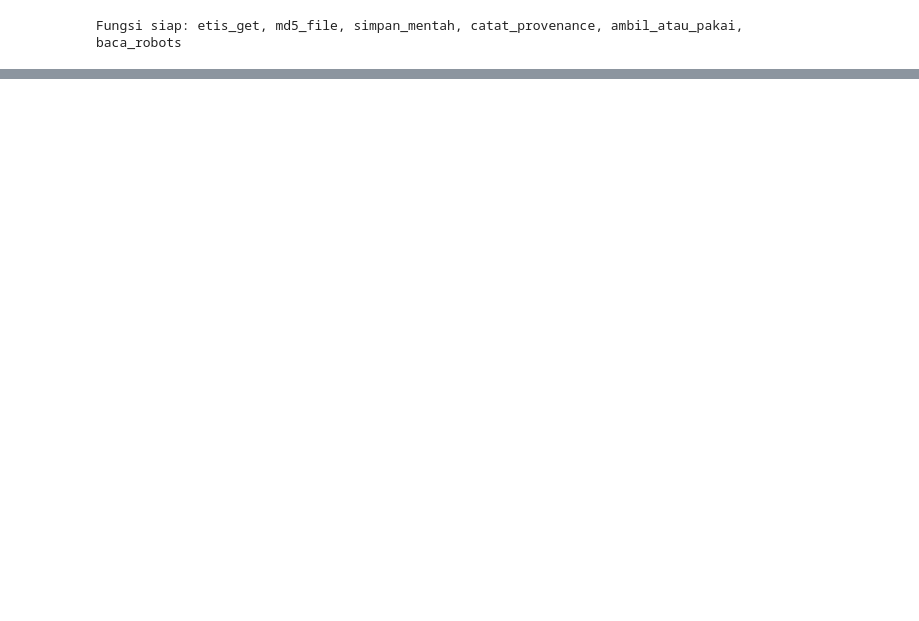
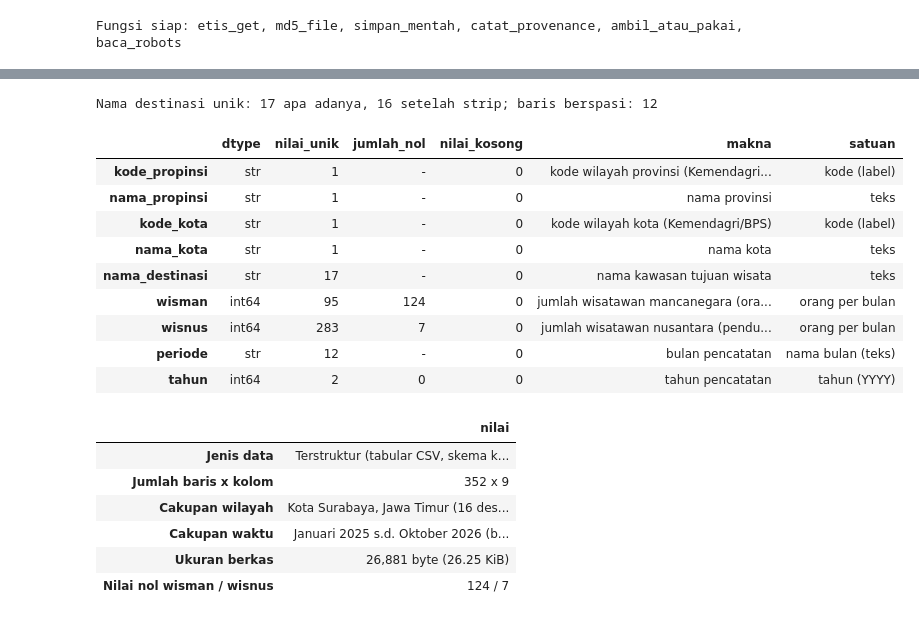
Before and after one commit to heyitsraditya/uts-dam-pariwisata-surabaya, a Jupyter notebook: uts_dam.ipynb, the cells around one changed output, grey strips where cells are left out. Saved outputs shown, nothing was run; the diff lists cells and outputs as text; code cells hidden in the pictures; blank space fills up the shorter version.

```diff
--- a/uts_dam.ipynb
+++ b/uts_dam.ipynb
@@ -1537,0 +330,79 @@ pd.DataFrame({"berkas": [str(p.relative_to(BASE_DIR)) for p in keluaran],
+# %%
+# ===== SOAL 1.3: identifikasi data =====
+URUTAN_BULAN = ["Januari", "Februari", "Maret", "April", "Mei", "Juni", "Juli",
+                "Agustus", "September", "Oktober", "November", "Desember"]
+no_bulan = {nama: i + 1 for i, nama in enumerate(URUTAN_BULAN)}
+
+# Nama destinasi ada yang berspasi di ujung: dibersihkan HANYA pada salinan, data mentah dibiarkan
+nama_asli = df_kunjungan_raw["nama_destinasi"]
+ada_spasi = nama_asli != nama_asli.str.strip()
+df_kunjungan_bersih = df_kunjungan_raw.copy()
+df_kunjungan_bersih["nama_destinasi"] = nama_asli.str.strip()
+JUMLAH_DESTINASI, BARIS_DISTRIP = df_kunjungan_bersih["nama_destinasi"].nunique(), int(ada_spasi.sum())
+print(f"Nama destinasi unik: {nama_asli.nunique()} apa adanya, {JUMLAH_DESTINASI} setelah strip; baris berspasi: {BARIS_DISTRIP}")
+
+# Makna dan satuan kolom (parafrase definisi di halaman data.go.id) + tipe, nilai unik, nol, kosong
+makna = {
+    "kode_propinsi": ("kode wilayah provinsi (Kemendagri/BPS)", "kode (label)"),
+    "nama_propinsi": ("nama provinsi", "teks"),
+    "kode_kota": ("kode wilayah kota (Kemendagri/BPS)", "kode (label)"),
+    "nama_kota": ("nama kota", "teks"),
+    "nama_destinasi": ("nama kawasan tujuan wisata", "teks"),
+    "wisman": ("jumlah wisatawan mancanegara (orang asing, menginap < 1 tahun, bukan bekerja)", "orang per bulan"),
+    "wisnus": ("jumlah wisatawan nusantara (penduduk Indonesia berwisata di dalam negeri)", "orang per bulan"),
+    "periode": ("bulan pencatatan", "nama bulan (teks)"),
+    "tahun": ("tahun pencatatan", "tahun (YYYY)"),
+}
+identifikasi = pd.DataFrame({
+    "dtype": df_kunjungan_raw.dtypes.astype(str), "nilai_unik": df_kunjungan_raw.nunique(),
+    "jumlah_nol": [(df_kunjungan_raw[c] == 0).sum() if df_kunjungan_raw[c].dtype.kind in "iu" else "-"
+                   for c in df_kunjungan_raw.columns],
+    "nilai_kosong": df_kunjungan_raw.isna().sum(),
+    "makna": pd.Series({k: v[0] for k, v in makna.items()}), "satuan": pd.Series({k: v[1] for k, v in makna.items()}),
+})
+with pd.option_context("display.max_colwidth", 80):
+    display(identifikasi)
+
+# Ringkasan: jenis data, ukuran, cakupan wilayah dan waktu (semua dihitung dari berkas)
+urut = df_kunjungan_raw.assign(b=df_kunjungan_raw["periode"].map(no_bulan)).sort_values(["tahun", "b"])
+awal, akhir = urut.iloc[0], urut.iloc[-1]
+ukuran_byte = PATH_CSV.stat().st_size
+display(pd.Series({
+    "Jenis data": "Terstruktur (tabular CSV, skema kolom tetap)",
+    "Jumlah baris x kolom": f"{df_kunjungan_raw.shape[0]} x {df_kunjungan_raw.shape[1]}",
+    "Cakupan wilayah": f"{awal['nama_kota'].title()}, {awal['nama_propinsi'].title()} ({JUMLAH_DESTINASI} destinasi)",
+    "Cakupan waktu": f"{awal['periode']} {awal['tahun']} s.d. {akhir['periode']} {akhir['tahun']} (bulanan)",
+    "Ukuran berkas": f"{ukuran_byte:,} byte ({ukuran_byte / 1024:.2f} KiB)",
+    "Nilai nol wisman / wisnus": f"{(df_kunjungan_raw['wisman'] == 0).sum()} / {(df_kunjungan_raw['wisnus'] == 0).sum()}",
+}, name="nilai").to_frame())
+
+# Ketidakcocokan keterangan katalog data.go.id dengan isi berkas
+periode_akhir, tahun_di_berkas = f"{akhir['periode']} {akhir['tahun']}", sorted(df_kunjungan_raw["tahun"].unique().tolist())
+display(pd.DataFrame([
+    ("Label cakupan resource", "per Januari 2025 - Agustus 2026", f"Januari 2025 - {periode_akhir}"),
+    ("Tanggal metadata dimodifikasi", SUMBER_UTAMA["dimodifikasi"], f"berkas memuat data hingga {periode_akhir}"),
+    ("Slug URL halaman", "...-ta-2025", f"berkas memuat tahun {tahun_di_berkas}"),
+], columns=["aspek", "di katalog data.go.id", "di berkas (dihitung)"]))
+CATATAN_KETIDAKCOCOKAN = (f"(1) label resource 'per Januari 2025 - Agustus 2026' tetapi berkas sampai {periode_akhir}; "
+    f"(2) metadata dimodifikasi {SUMBER_UTAMA['dimodifikasi']} tetapi berkas memuat data {periode_akhir}; "
+    f"(3) slug URL berakhiran '-ta-2025' tetapi berkas memuat tahun {tahun_di_berkas}. "
+    "data.go.id = katalog; berkas dihosting di ckan.surabaya.go.id dan diperbarui tanpa metadata katalog ikut berubah.")
+# %% [output]
+Nama destinasi unik: 17 apa adanya, 16 setelah strip; baris berspasi: 12
+|  | dtype | nilai_unik | jumlah_nol | nilai_kosong | makna | satuan |
+| kode_propinsi | str | 1 | - | 0 | kode wilayah provinsi (Kemendagri... | kode (label) |
+| nama_propinsi | str | 1 | - | 0 | nama provinsi | teks |
+| kode_kota | str | 1 | - | 0 | kode wilayah kota (Kemendagri/BPS) | kode (label) |
+| nama_kota | str | 1 | - | 0 | nama kota | teks |
+| nama_destinasi | str | 17 | - | 0 | nama kawasan tujuan wisata | teks |
+| wisman | int64 | 95 | 124 | 0 | jumlah wisatawan mancanegara (ora... | orang per bulan |
+| wisnus | int64 | 283 | 7 | 0 | jumlah wisatawan nusantara (pendu... | orang per bulan |
+| periode | str | 12 | - | 0 | bulan pencatatan | nama bulan (teks) |
+| tahun | int64 | 2 | 0 | 0 | tahun pencatatan | tahun (YYYY) |
+|  | nilai |
+| Jenis data | Terstruktur (tabular CSV, skema k... |
+| Jumlah baris x kolom | 352 x 9 |
+| Cakupan wilayah | Kota Surabaya, Jawa Timur (16 des... |
+| Cakupan waktu | Januari 2025 s.d. Oktober 2026 (b... |
+| Ukuran berkas | 26,881 byte (26.25 KiB) |
+| Nilai nol wisman / wisnus | 124 / 7 |
```
Also changed, not shown: parts of 94 cells of this notebook, 3 other files.
